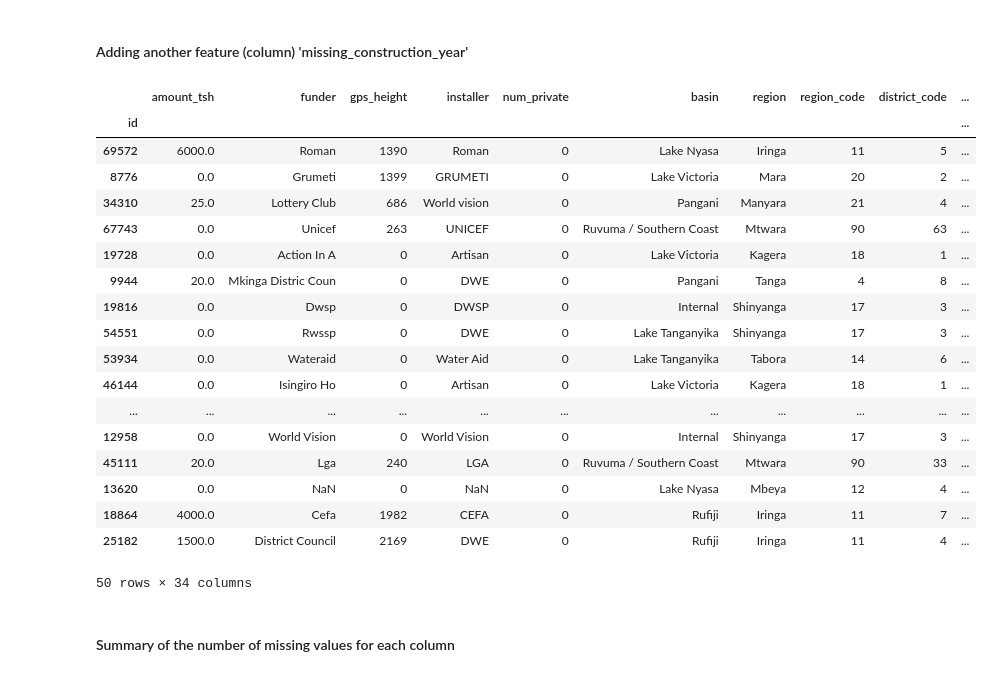
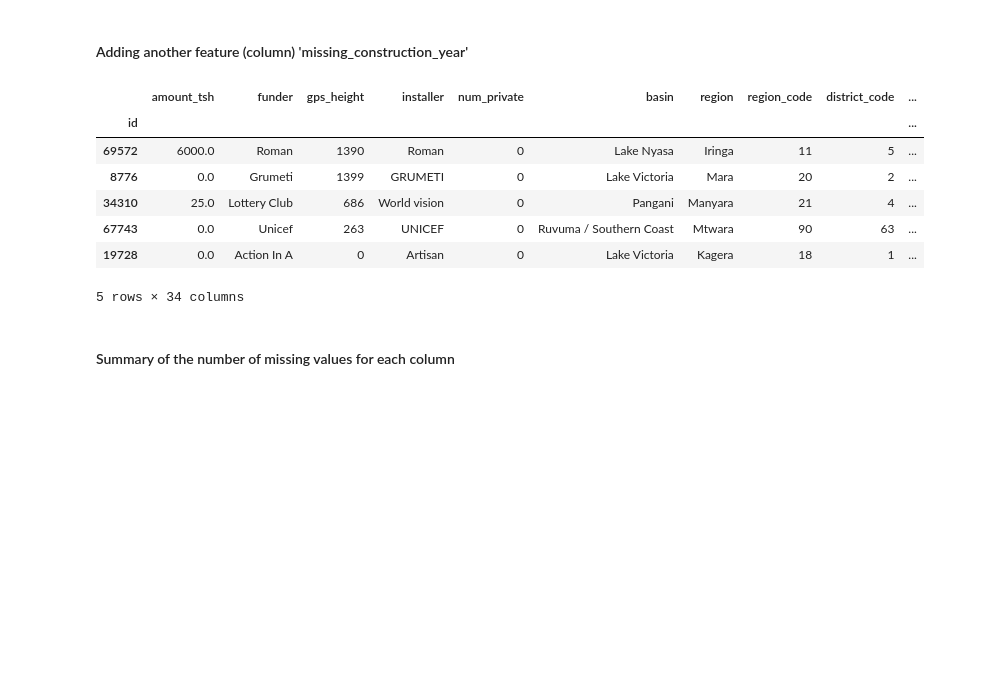
Before and after one commit to JoomiK/PredictingWaterPumps, a Jupyter notebook: WaterPumps.ipynb, the cells around one changed output. Drawn from its saved outputs; the diff is of its cells as text; code cells hidden in the pictures; blank space fills up the shorter version.

```diff
--- a/WaterPumps.ipynb
+++ b/WaterPumps.ipynb
@@ -327,27 +327,16 @@ def isNan(num):
 merged_clean['missing_construction_year'] = \
     merged_clean['construction_year'].apply(lambda x: isNan(x))
 # %%
-merged_clean.head(50)
+merged_clean.head()
 # %% [output]
 |  | amount_tsh | funder | gps_height | installer | num_private | basin | region | region_code | district_code | ... |
 | id |  |  |  |  |  |  |  |  |  | ... |
 | 69572 | 6000.0 | Roman | 1390 | Roman | 0 | Lake Nyasa | Iringa | 11 | 5 | ... |
 | 8776 | 0.0 | Grumeti | 1399 | GRUMETI | 0 | Lake Victoria | Mara | 20 | 2 | ... |
 | 34310 | 25.0 | Lottery Club | 686 | World vision | 0 | Pangani | Manyara | 21 | 4 | ... |
 | 67743 | 0.0 | Unicef | 263 | UNICEF | 0 | Ruvuma / Southern Coast | Mtwara | 90 | 63 | ... |
 | 19728 | 0.0 | Action In A | 0 | Artisan | 0 | Lake Victoria | Kagera | 18 | 1 | ... |
-| 9944 | 20.0 | Mkinga Distric Coun | 0 | DWE | 0 | Pangani | Tanga | 4 | 8 | ... |
-| 19816 | 0.0 | Dwsp | 0 | DWSP | 0 | Internal | Shinyanga | 17 | 3 | ... |
-| 54551 | 0.0 | Rwssp | 0 | DWE | 0 | Lake Tanganyika | Shinyanga | 17 | 3 | ... |
-| 53934 | 0.0 | Wateraid | 0 | Water Aid | 0 | Lake Tanganyika | Tabora | 14 | 6 | ... |
-| 46144 | 0.0 | Isingiro Ho | 0 | Artisan | 0 | Lake Victoria | Kagera | 18 | 1 | ... |
-| ... | ... | ... | ... | ... | ... | ... | ... | ... | ... | ... |
-| 12958 | 0.0 | World Vision | 0 | World Vision | 0 | Internal | Shinyanga | 17 | 3 | ... |
-| 45111 | 20.0 | Lga | 240 | LGA | 0 | Ruvuma / Southern Coast | Mtwara | 90 | 33 | ... |
-| 13620 | 0.0 | NaN | 0 | NaN | 0 | Lake Nyasa | Mbeya | 12 | 4 | ... |
-| 18864 | 4000.0 | Cefa | 1982 | CEFA | 0 | Rufiji | Iringa | 11 | 7 | ... |
-| 25182 | 1500.0 | District Council | 2169 | DWE | 0 | Rufiji | Iringa | 11 | 4 | ... |
-50 rows × 34 columns
+5 rows × 34 columns
 # %% [markdown]
 #### Summary of the number of missing values for each column
 # %%
```
Also changed, not shown: parts of 1 cell of this notebook.
